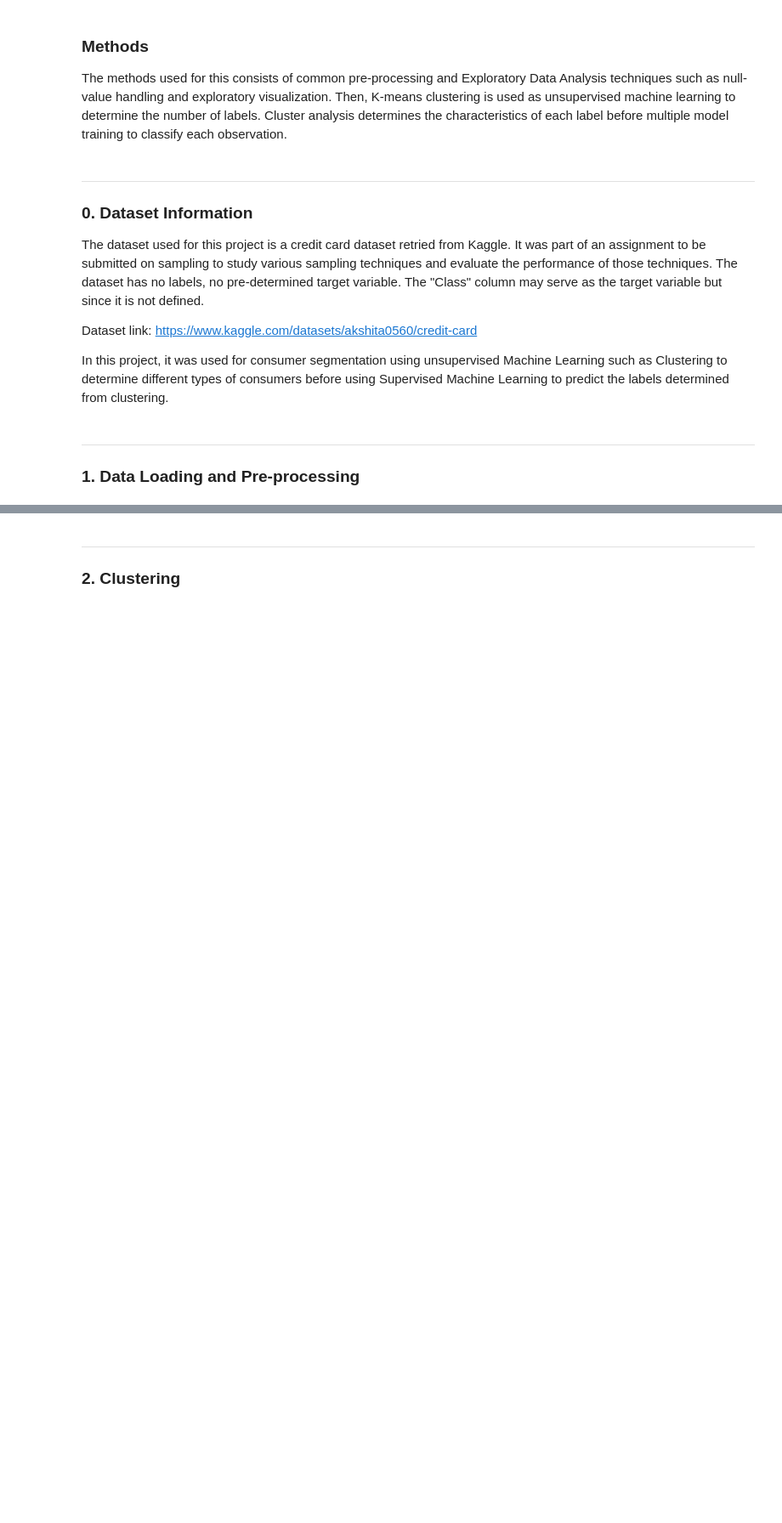
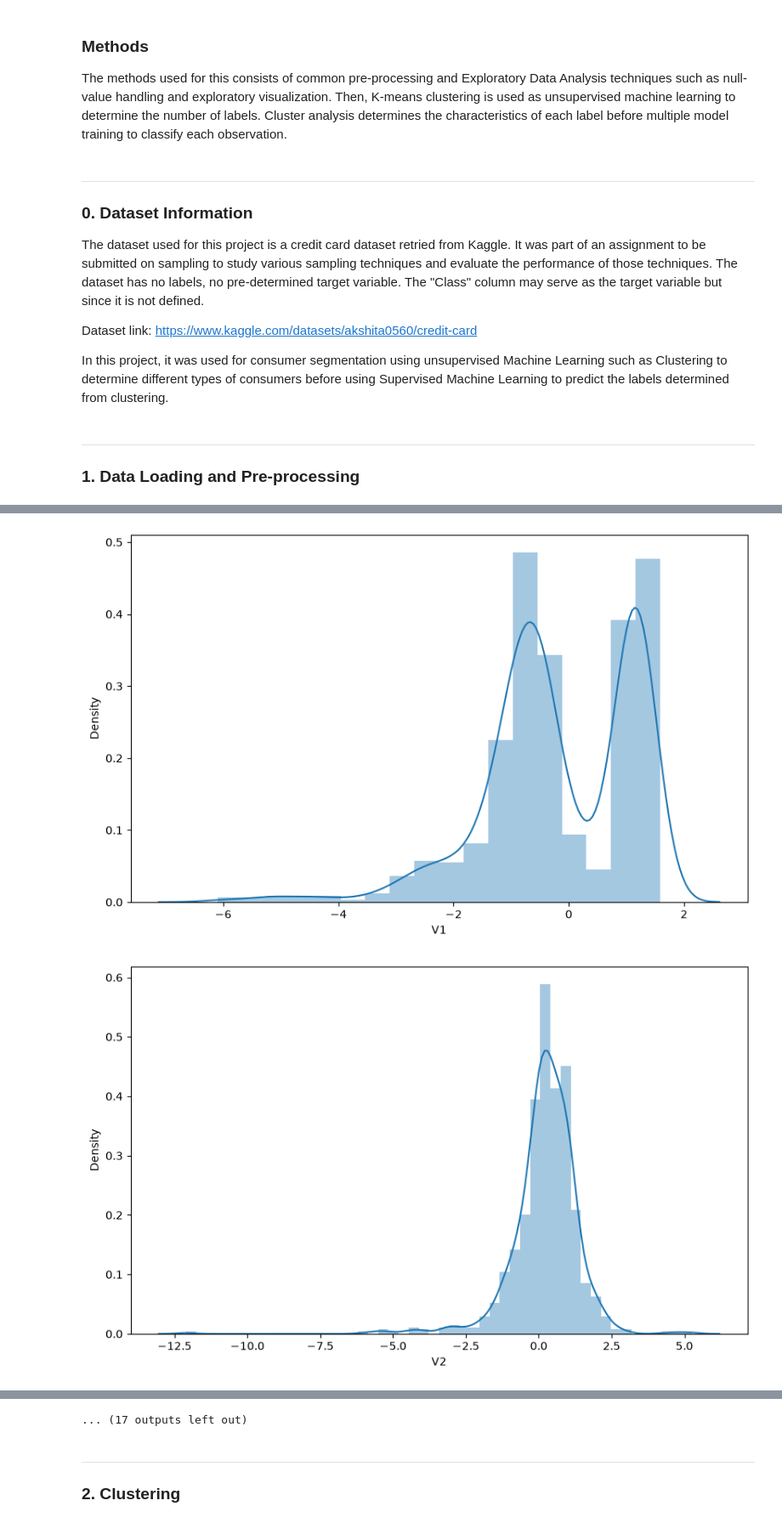
Before and after one commit to ja-ada05/ccard_ml, a Jupyter notebook: inference/cc.ipynb, the cells around one changed output, grey strips where cells are left out. Shown at 85% size. Drawn from its saved outputs; the diff is of its cells as text; code cells hidden in the pictures; blank space fills up the shorter version.

```diff
--- a/inference/cc.ipynb
+++ b/inference/cc.ipynb
@@ -71,0 +161,11 @@ memory usage: 175.0 KB
+# %%
+#plot each feature's distribution
+
+for col in df.columns:
+    plt.figure(figsize=(10, 6))
+    sns.distplot(df[col])
+    plt.xlabel(col)
+    plt.show()
+# %% [output]
+[figure, added]
+[figure, added]
@@ -72,3 +182,4 @@ memory usage: 175.0 KB
+... (17 outputs left out)
 # %% [markdown]
 ---
 ### **2. Clustering**
```
Also changed, not shown: parts of 11 cells of this notebook.
